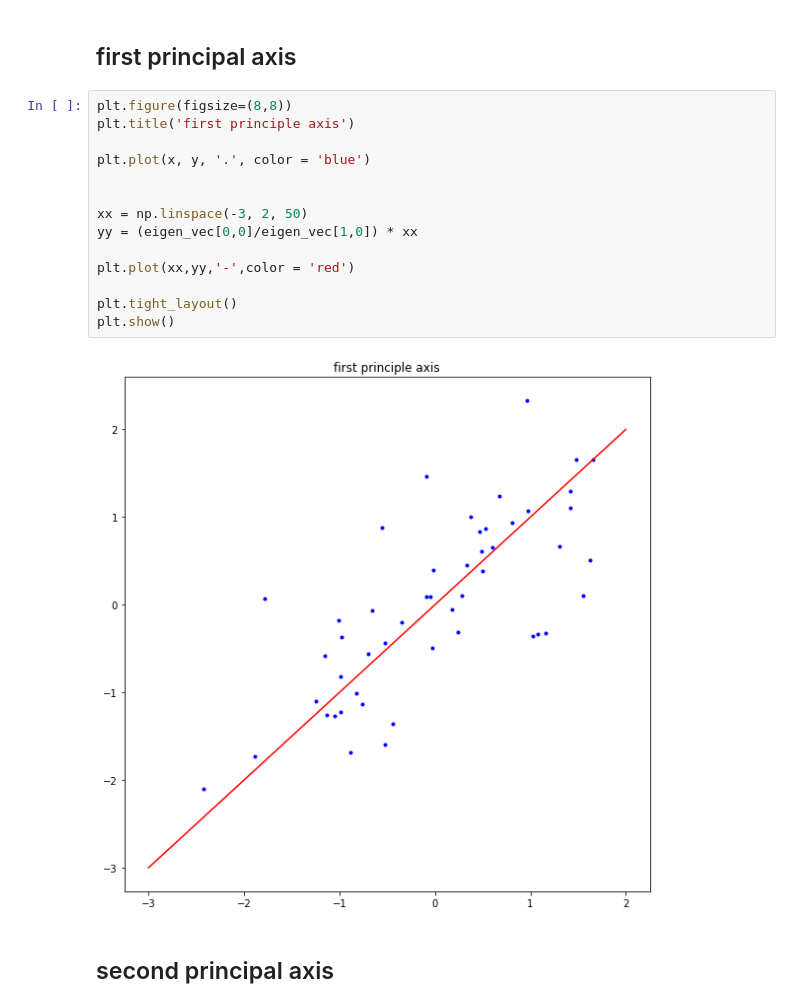
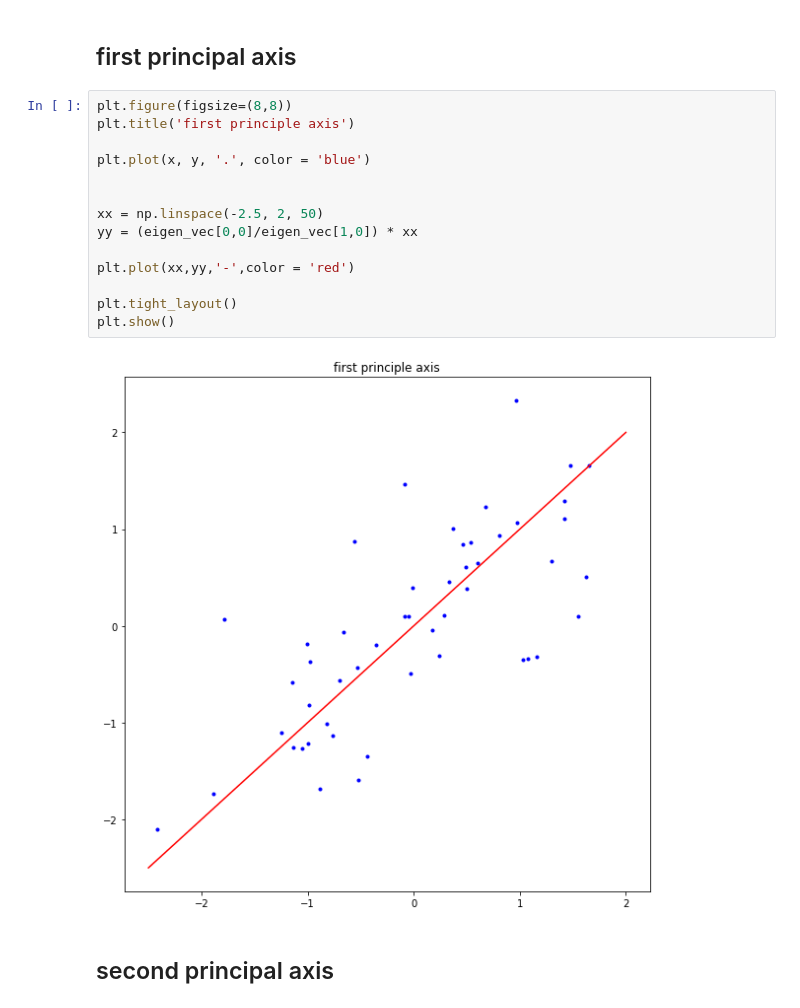
Before and after one commit to DancingGamza/Machine_learning, a Jupyter notebook: assignment_12.ipynb, the cells around one changed output. Drawn from its saved outputs; the diff is of its cells as text.

```diff
--- a/assignment_12.ipynb
+++ b/assignment_12.ipynb
@@ -137,19 +137,19 @@ print(eigen_vec[1])
 # %%
 plt.figure(figsize=(8,8))
 plt.title('first principle axis')
 
 plt.plot(x, y, '.', color = 'blue')
 
 
-xx = np.linspace(-3, 2, 50)
+xx = np.linspace(-2.5, 2, 50)
 yy = (eigen_vec[0,0]/eigen_vec[1,0]) * xx
 
 plt.plot(xx,yy,'-',color = 'red')
 
 plt.tight_layout()
 plt.show()
 # %% [output]
-[figure, old version]
+[figure, new version]
 # %% [markdown]
 ## second principal axis
 # %%
```
Also changed, not shown: parts of 4 cells of this notebook.
